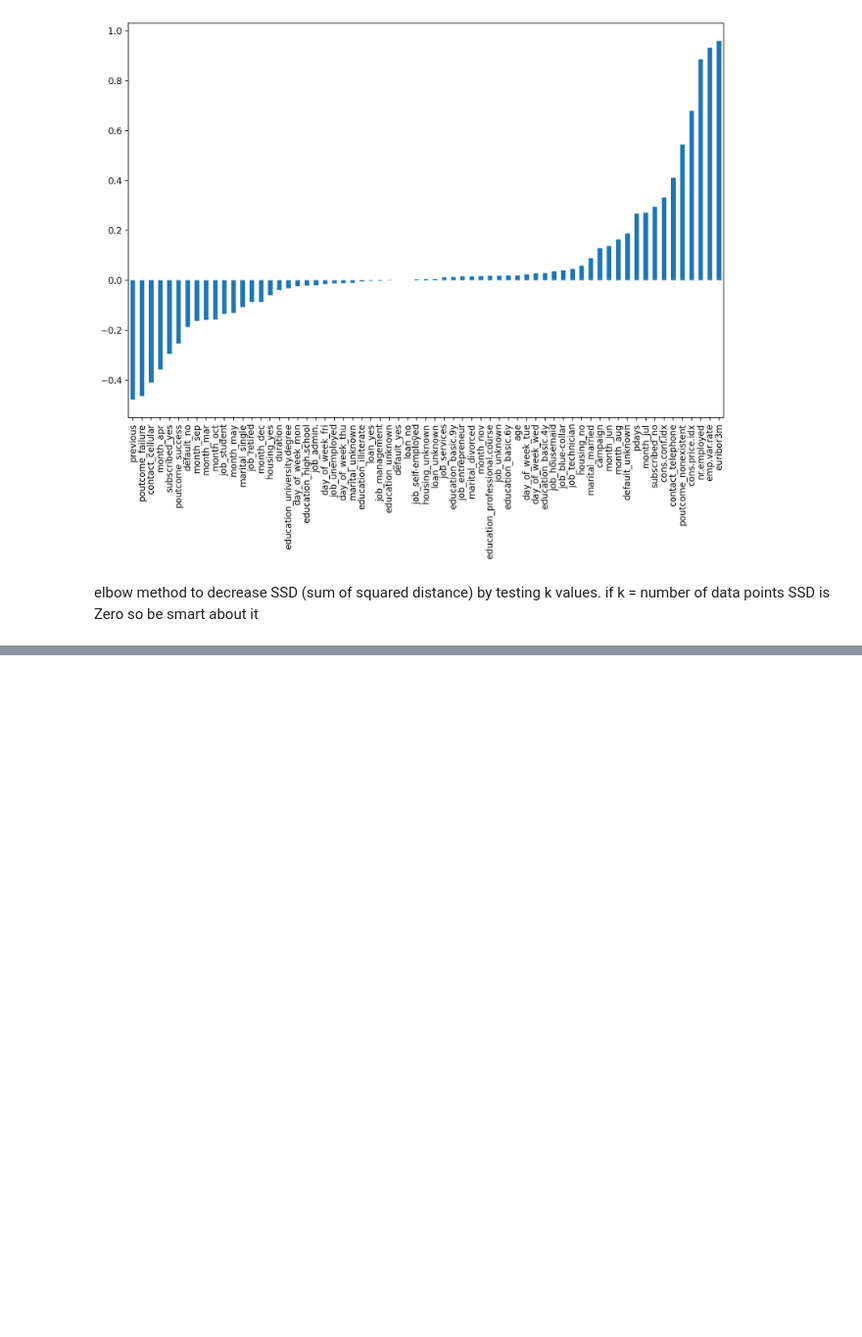
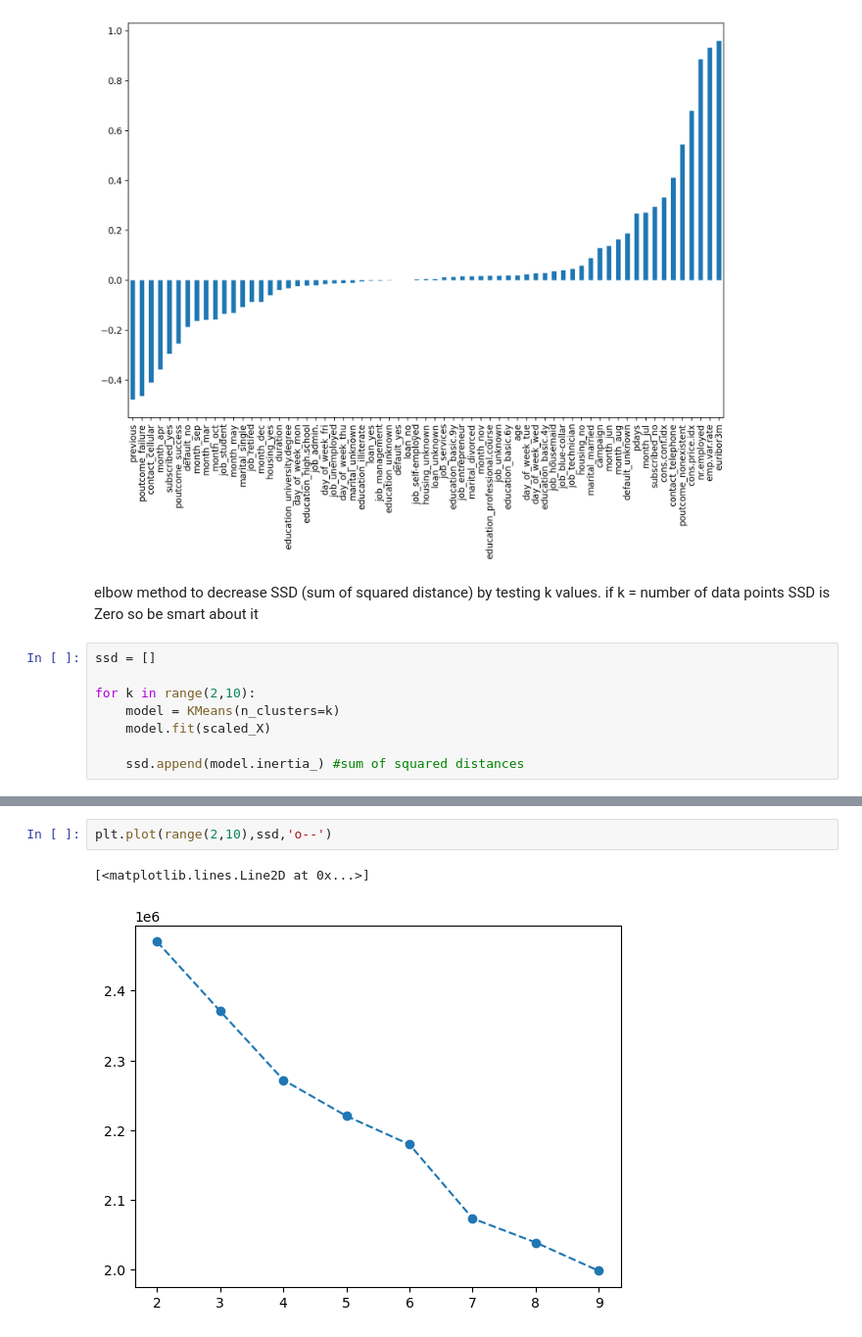
Before and after one commit to NadeemDin/ML-K-Means-Clustering, a Jupyter notebook: Clustering Notes.ipynb, the cells around one changed output, grey strips where cells are left out. Shown at 98% size. Saved outputs shown, nothing was run; the diff lists cells and outputs as text; blank space fills up the shorter version.

```diff
--- a/Clustering Notes.ipynb
+++ b/Clustering Notes.ipynb
@@ -261,3 +261,11 @@ X.corr()['Cluster'].iloc[:-1].sort_values().plot(kind='bar')
 [figure]
 # %% [markdown]
 elbow method to decrease SSD (sum of squared distance) by testing k values. if k = number of data points SSD is Zero so be smart about it
+# %%
+ssd = []
+
+for k in range(2,10):
+    model = KMeans(n_clusters=k)
+    model.fit(scaled_X)
+
+    ssd.append(model.inertia_) #sum of squared distances
@@ -263,0 +283,5 @@ elbow method to decrease SSD (sum of squared distance) by testing k values. if k
+# %%
+plt.plot(range(2,10),ssd,'o--')
+# %% [output]
+[<matplotlib.lines.Line2D at 0x...>]
+[figure, added]
```
Also changed, not shown: parts of 4 cells of this notebook.
